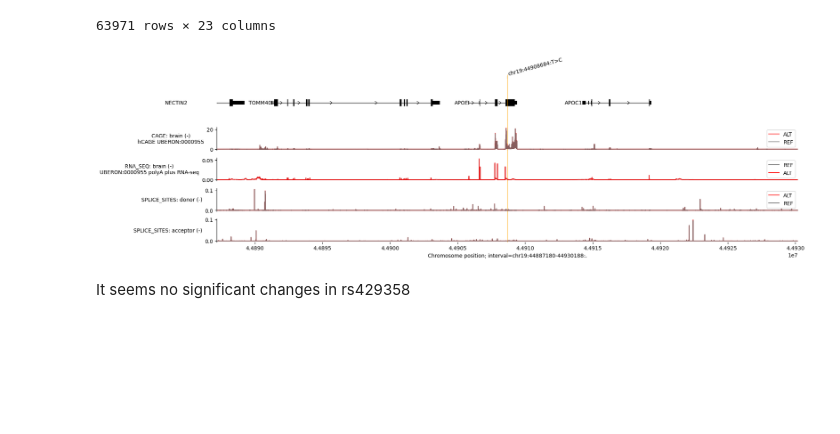
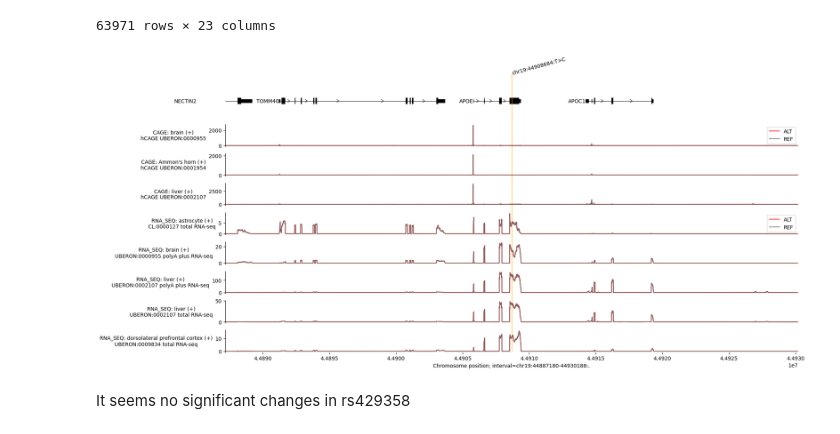
Before and after one commit to MinhaoYaooo/AlphaGenome-APOE, a Jupyter notebook: colabs/quick_start.ipynb, the cells around one changed output. Saved outputs shown, nothing was run; the diff lists cells and outputs as text; code cells hidden in the pictures; blank space fills up the shorter version.

```diff
--- a/colabs/quick_start.ipynb
+++ b/colabs/quick_start.ipynb
@@ -264,7 +264,7 @@ Warning: Total number of columns (23) exceeds max_columns (20). Falling back to
 # @markdown We can also visualise the predicted effects of the variant by first predicting tracks for the REF and ALT alleles:
 
 # @markdown Specify list of cell and tissue ontologies:
-ontology_terms = ['UBERON:0000955']       # @param
+ontology_terms = ['UBERON:0000955', 'UBERON:0009834', 'UBERON:0001954', 'UBERON:0002107', 'CL:0000127']       # @param       # @param
 
 # @markdown Gene and transcript annotation options:
 plot_gene_annotation = True  # @param { type: "boolean" }
@@ -277,14 +277,14 @@ plot_atac = False  # @param { type: "boolean" }
 plot_dnase = False  # @param { type: "boolean" }
 plot_chip_histone = False  # @param { type: "boolean" }
 plot_chip_tf = False  # @param { type: "boolean" }
-plot_splice_sites = True  # @param { type: "boolean" }
+plot_splice_sites = False  # @param { type: "boolean" }
 plot_splice_site_usage = False  # @param { type: "boolean" }
 plot_contact_maps = False  # @param { type: "boolean" }
 plot_splice_junctions = False  # @param { type: "boolean" }
 
 # @markdown Option to filter tracks to only a specific DNA strand:
-filter_to_positive_strand = False  # @param { type: "boolean" }
-filter_to_negative_strand = True  # @param { type: "boolean" }
+filter_to_positive_strand = True  # @param { type: "boolean" }
+filter_to_negative_strand = False  # @param { type: "boolean" }
 if filter_to_positive_strand and filter_to_negative_strand:
   raise ValueError(
       'Cannot specify both filter_to_positive_strand and '
@@ -501,31 +501,31 @@ for key, (ref_data, alt_data, output_type) in plot_map.items():
           ref_data,
           ylabel_template='REF: ' + ylabel_template,
       )
       alt_plot = plot_components.Sashimi(
           alt_data,
           ylabel_template='ALT: ' + ylabel_template,
       )
       components.extend([ref_plot, alt_plot])
     else:
       component = plot_components.OverlaidTracks(
           tdata={'REF': ref_data, 'ALT': alt_data},
           colors=ref_alt_colors,
           ylabel_template=ylabel_template,
       )
       components.append(component)
 
 if plot_interval_width > interval.width:
   raise ValueError(
       f'plot_interval_width ({plot_interval_width}) must be less than '
       f'interval.width ({interval.width}).'
   )
 
 plot = plot_components.plot(
     components=components,
     interval=interval.shift(plot_interval_shift).resize(plot_interval_width),
     annotations=[
         plot_components.VariantAnnotation([variant]),
     ],
 )
 # %% [output]
-[figure, old version]
+[figure, new version]
```
Also changed, not shown: parts of 8 cells of this notebook.
